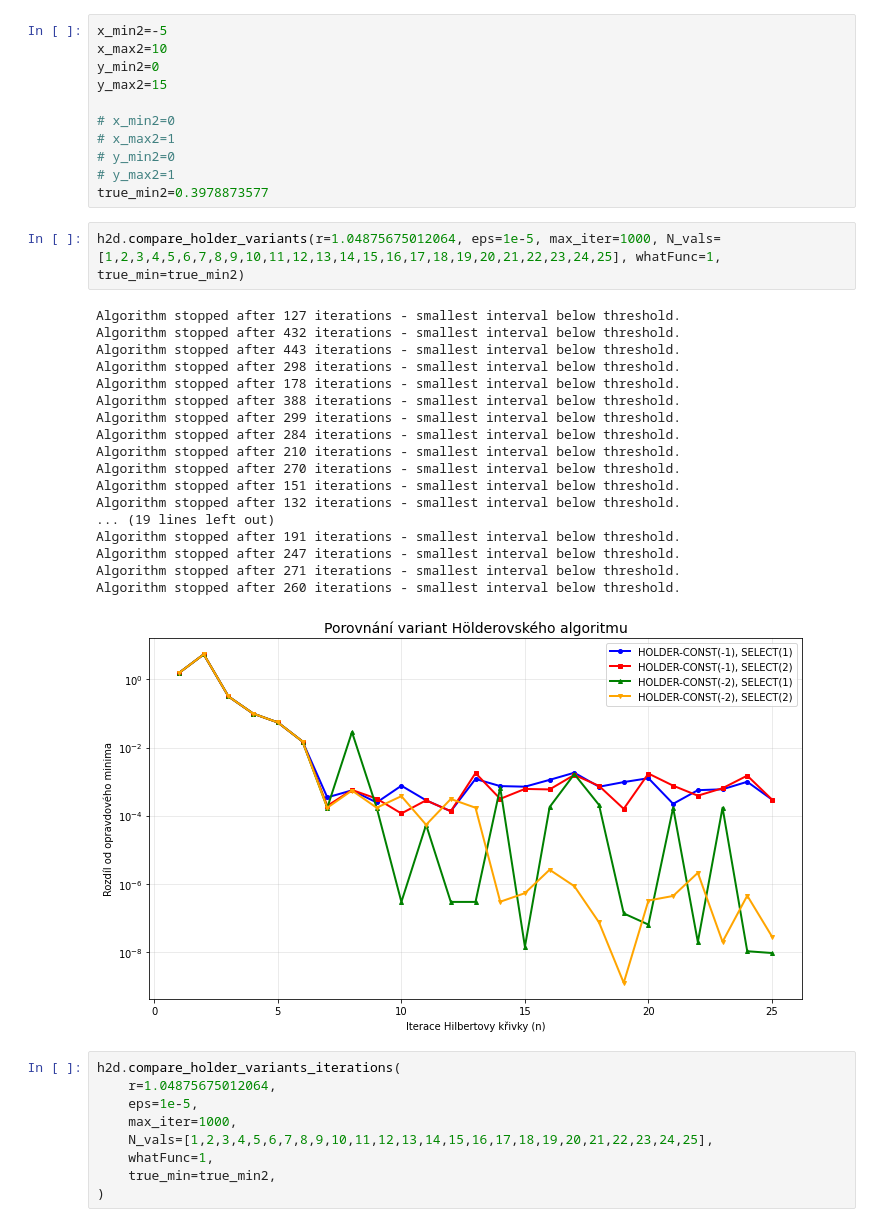
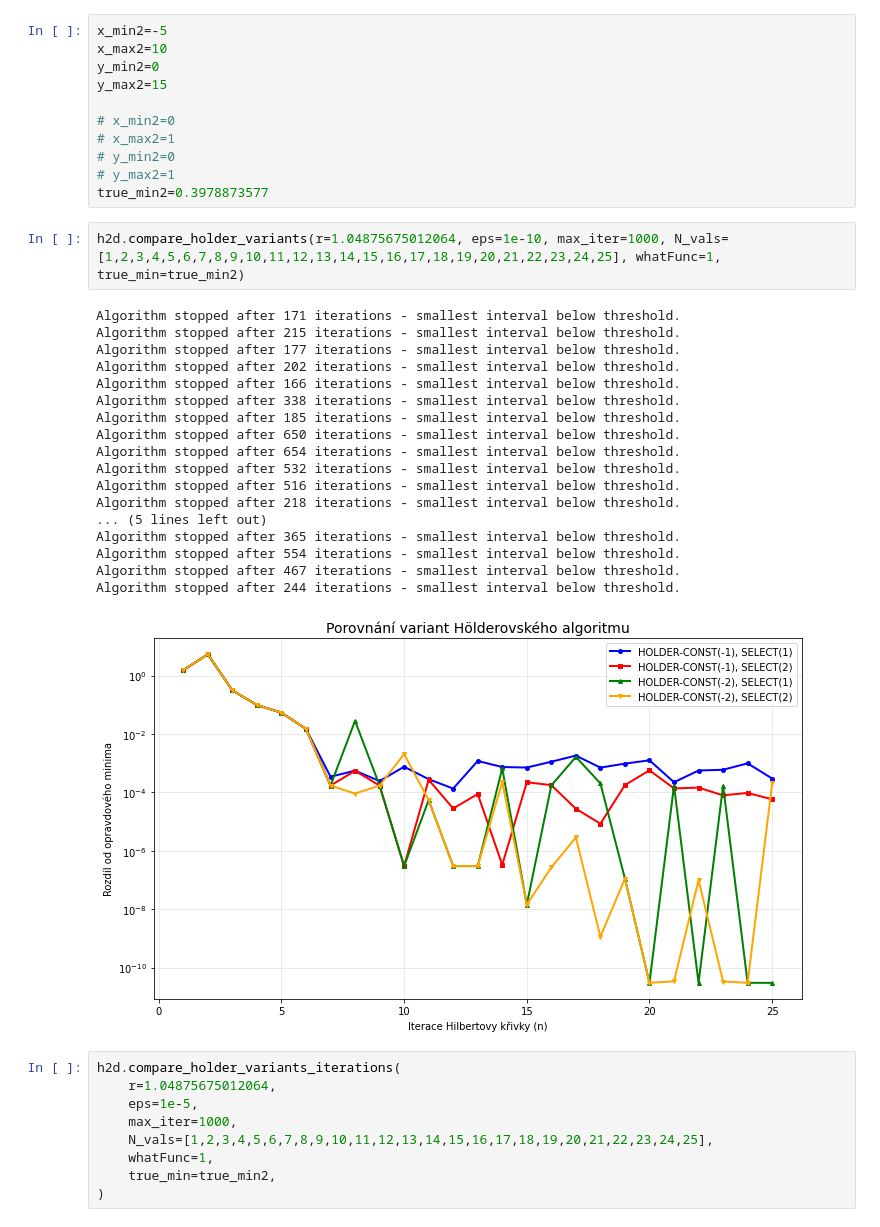
Before and after one commit to NIE0087/BP---prostor-vyplnujici-krivky, a Jupyter notebook: hilbert2d/example2D.ipynb, the cells around one changed output. Saved outputs shown, nothing was run; the diff lists cells and outputs as text.

```diff
--- a/hilbert2d/example2D.ipynb
+++ b/hilbert2d/example2D.ipynb
@@ -290,26 +292,26 @@ y_max2=15
 # y_max2=1
 true_min2=0.3978873577
 # %%
-h2d.compare_holder_variants(r=1.04875675012064, eps=1e-5, max_iter=1000, N_vals=[1,2,3,4,5,6,7,8,9,10,11,12,13,14,15,16,17,18,19,20,21,22,23,24,25], whatFunc=1, true_min=true_min2)
+h2d.compare_holder_variants(r=1.04875675012064, eps=1e-10, max_iter=1000, N_vals=[1,2,3,4,5,6,7,8,9,10,11,12,13,14,15,16,17,18,19,20,21,22,23,24,25], whatFunc=1, true_min=true_min2)
 # %% [output]
-Algorithm stopped after 127 iterations - smallest interval below threshold.
-Algorithm stopped after 432 iterations - smallest interval below threshold.
-Algorithm stopped after 443 iterations - smallest interval below threshold.
-Algorithm stopped after 298 iterations - smallest interval below threshold.
-Algorithm stopped after 178 iterations - smallest interval below threshold.
-Algorithm stopped after 388 iterations - smallest interval below threshold.
-Algorithm stopped after 299 iterations - smallest interval below threshold.
-Algorithm stopped after 284 iterations - smallest interval below threshold.
-Algorithm stopped after 210 iterations - smallest interval below threshold.
-Algorithm stopped after 270 iterations - smallest interval below threshold.
-Algorithm stopped after 151 iterations - smallest interval below threshold.
-Algorithm stopped after 132 iterations - smallest interval below threshold.
-... (19 lines left out)
-Algorithm stopped after 191 iterations - smallest interval below threshold.
-Algorithm stopped after 247 iterations - smallest interval below threshold.
-Algorithm stopped after 271 iterations - smallest interval below threshold.
-Algorithm stopped after 260 iterations - smallest interval below threshold.
+Algorithm stopped after 171 iterations - smallest interval below threshold.
+Algorithm stopped after 215 iterations - smallest interval below threshold.
+Algorithm stopped after 177 iterations - smallest interval below threshold.
+Algorithm stopped after 202 iterations - smallest interval below threshold.
+Algorithm stopped after 166 iterations - smallest interval below threshold.
+Algorithm stopped after 338 iterations - smallest interval below threshold.
+Algorithm stopped after 185 iterations - smallest interval below threshold.
+Algorithm stopped after 650 iterations - smallest interval below threshold.
+Algorithm stopped after 654 iterations - smallest interval below threshold.
+Algorithm stopped after 532 iterations - smallest interval below threshold.
+Algorithm stopped after 516 iterations - smallest interval below threshold.
+Algorithm stopped after 218 iterations - smallest interval below threshold.
+... (5 lines left out)
+Algorithm stopped after 365 iterations - smallest interval below threshold.
+Algorithm stopped after 554 iterations - smallest interval below threshold.
+Algorithm stopped after 467 iterations - smallest interval below threshold.
+Algorithm stopped after 244 iterations - smallest interval below threshold.
-[figure, old version]
+[figure, new version]
 # %%
 h2d.compare_holder_variants_iterations(
     r=1.04875675012064,
```
Also changed, not shown: parts of 4 cells of this notebook, 3 other files.
